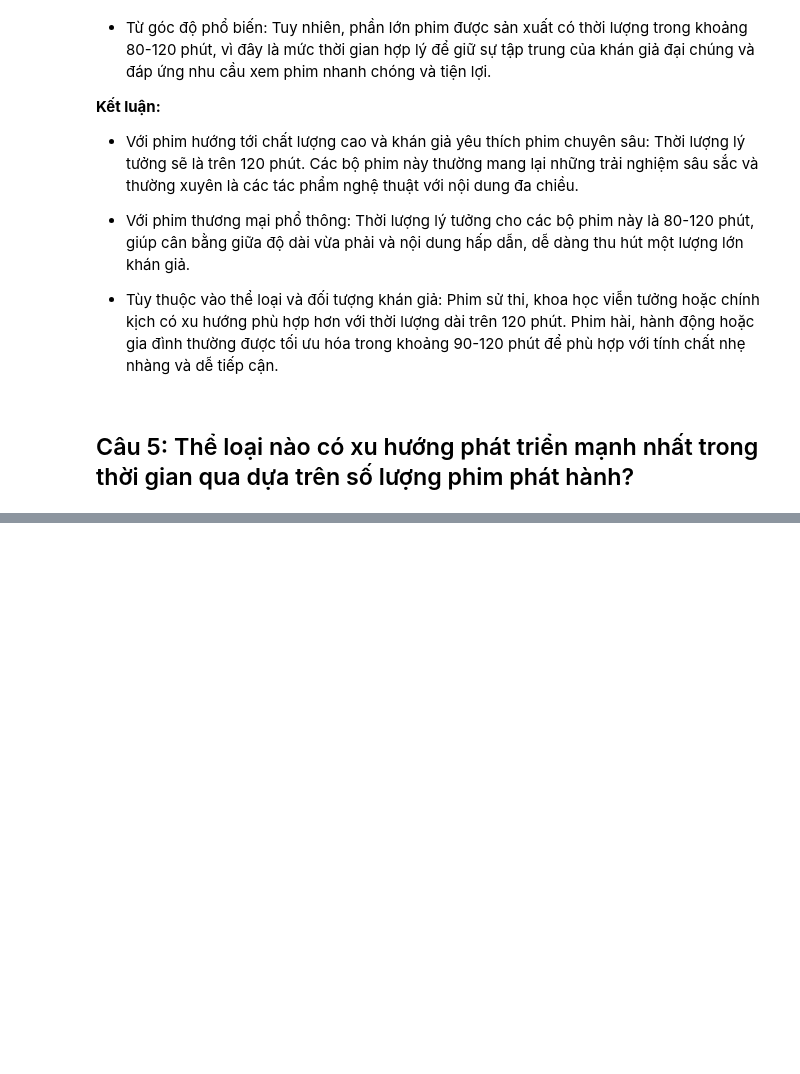
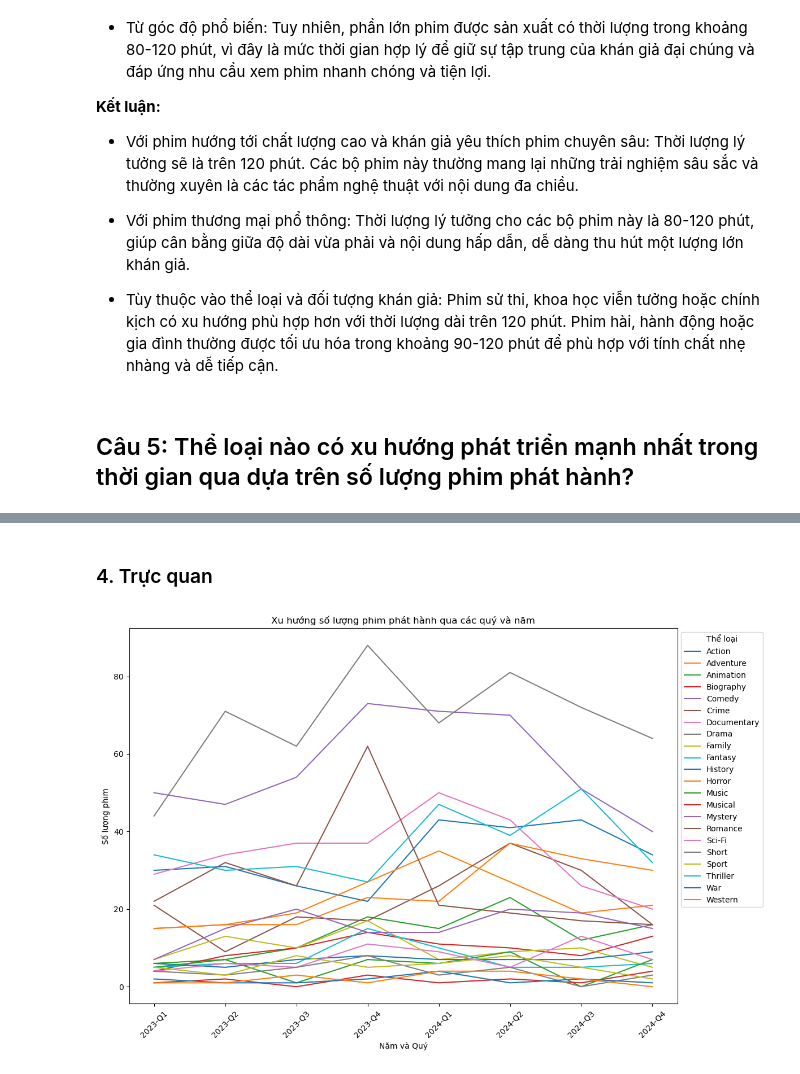
Before and after one commit to alpaca3000/IntroToDS, a Jupyter notebook: Source_codes/AnsweringQuestion.ipynb, the cells around one changed output, grey strips where cells are left out. Drawn from its saved outputs; the diff is of its cells as text; code cells hidden in the pictures; blank space fills up the shorter version.

```diff
--- a/Source_codes/AnsweringQuestion.ipynb
+++ b/Source_codes/AnsweringQuestion.ipynb
@@ -498,0 +506,24 @@ Trả lời câu hỏi này giúp dự đoán xu hướng phát triển của ng
+# %%
+data = df.loc[:, ("Release time", 'Action', 'Adventure', 'Animation',
+       'Biography', 'Comedy', 'Crime', 'Documentary', 'Drama', 'Family',
+       'Fantasy', 'History', 'Horror', 'Music', 'Musical', 'Mystery',
+       'Romance', 'Sci-Fi', 'Short', 'Sport', 'Thriller', 'War', 'Western')]
+
+data["Year"] = data["Release time"].str[0:4].astype(int)
+data["Month"] = data["Release time"].str[5:7].astype(int)
+
+def quarter(month):
+    if 1 <= month <= 3:
+        return 1
+    elif 4 <= month <= 6:
+        return 2
+    elif 7 <= month <= 9:
+        return 3
+    else:
+        return 4
+data["Quarter"] = data["Month"].apply(quarter)
+
+data = data.drop(columns=["Release time", "Month"])
+# %%
+grouped_data = data.groupby(["Quarter","Year"]).sum()
+grouped_data
@@ -498,0 +542,5 @@ Trả lời câu hỏi này giúp dự đoán xu hướng phát triển của ng
+# %%
+grouped_data = grouped_data.reset_index()
+grouped_data["Time"] = grouped_data["Year"].astype(str) + "-Q" + grouped_data["Quarter"].astype(str)
+grouped_data = grouped_data.sort_values(by=["Year", "Quarter"])
+grouped_data
@@ -498,0 +558,18 @@ Trả lời câu hỏi này giúp dự đoán xu hướng phát triển của ng
+# %% [markdown]
+### 4. Trực quan
+# %%
+plt.figure(figsize=(12, 8))
+
+for column in grouped_data.columns[2:-1]:
+    plt.plot(grouped_data["Time"], grouped_data[column], label=column)
+
+plt.title("Xu hướng số lượng phim phát hành qua các quý và năm")
+plt.xlabel("Năm và Quý")
+plt.ylabel("Số lượng phim")
+plt.xticks(rotation=45)
+plt.legend(loc="upper left", bbox_to_anchor=(1, 1), title="Thể loại")
+plt.tight_layout()
+
+plt.show()
+# %% [output]
+[figure, added]
```
Also changed, not shown: parts of 11 cells of this notebook.
